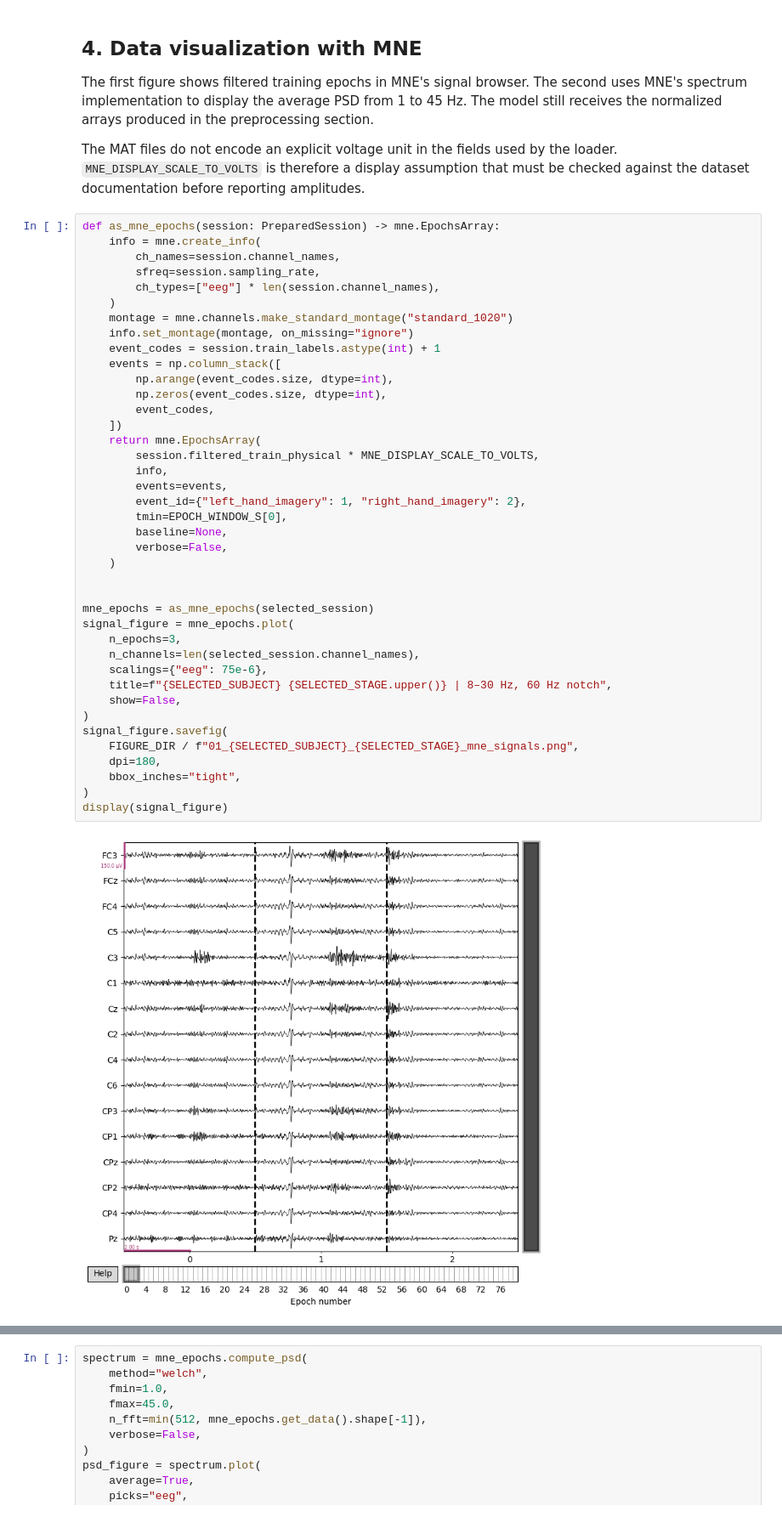
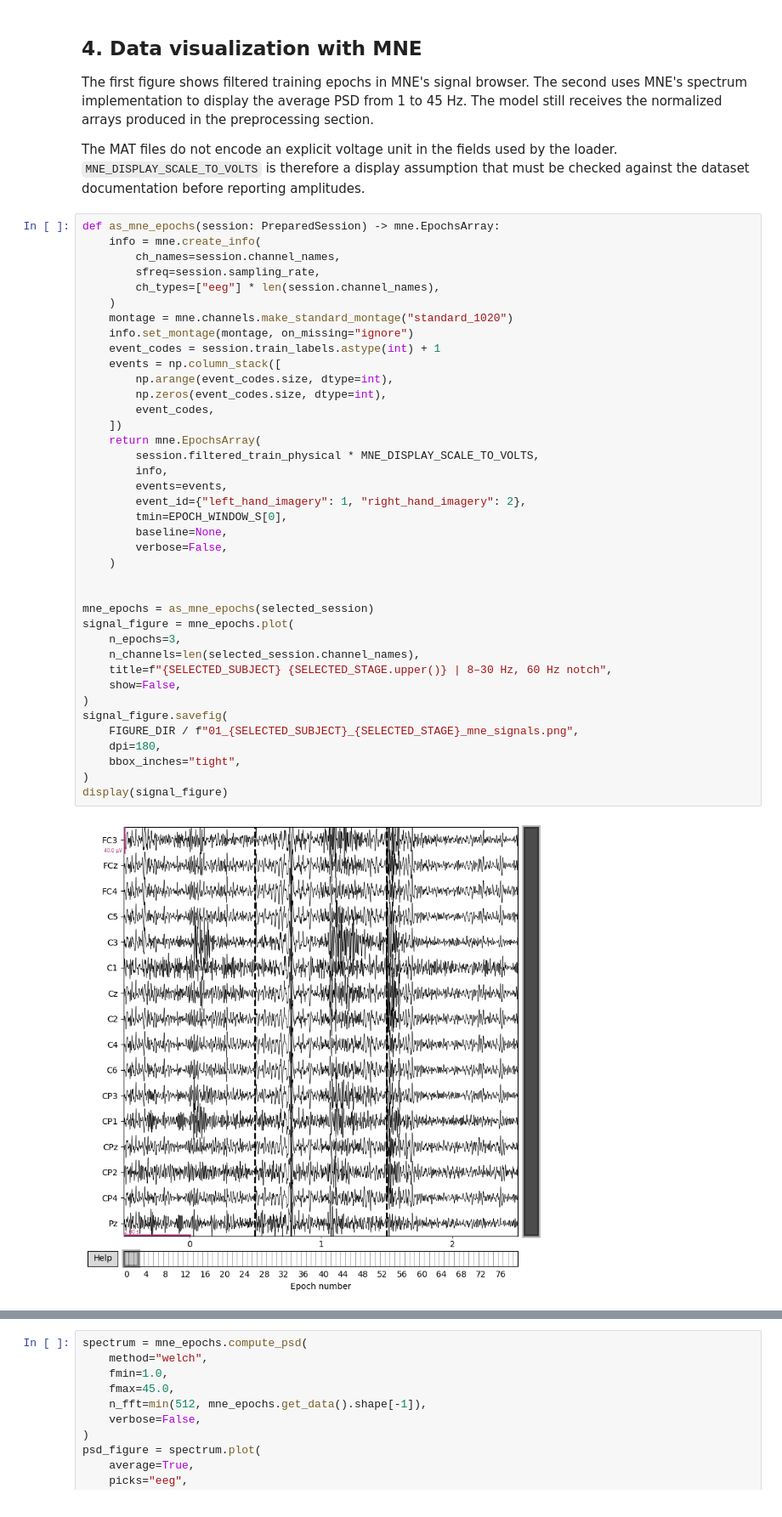
Before and after one commit to miguel-isidro05/stroke-rehab-eeg-platform, a Jupyter notebook: backend/app/eeg_analysis_pipeline.ipynb, the cells around one changed output, grey strips where cells are left out. Shown at 85% size. Cells and saved outputs as stored; diff of their text form.

```diff
--- a/backend/app/eeg_analysis_pipeline.ipynb
+++ b/backend/app/eeg_analysis_pipeline.ipynb
@@ -286,32 +286,31 @@ def as_mne_epochs(session: PreparedSession) -> mne.EpochsArray:
     events = np.column_stack([
         np.arange(event_codes.size, dtype=int),
         np.zeros(event_codes.size, dtype=int),
         event_codes,
     ])
     return mne.EpochsArray(
         session.filtered_train_physical * MNE_DISPLAY_SCALE_TO_VOLTS,
         info,
         events=events,
         event_id={"left_hand_imagery": 1, "right_hand_imagery": 2},
         tmin=EPOCH_WINDOW_S[0],
         baseline=None,
         verbose=False,
     )
 
 
 mne_epochs = as_mne_epochs(selected_session)
 signal_figure = mne_epochs.plot(
     n_epochs=3,
     n_channels=len(selected_session.channel_names),
-    scalings={"eeg": 75e-6},
     title=f"{SELECTED_SUBJECT} {SELECTED_STAGE.upper()} | 8–30 Hz, 60 Hz notch",
     show=False,
 )
 signal_figure.savefig(
     FIGURE_DIR / f"01_{SELECTED_SUBJECT}_{SELECTED_STAGE}_mne_signals.png",
     dpi=180,
     bbox_inches="tight",
 )
 display(signal_figure)
 # %% [output]
-[figure, old version]
+[figure, new version]
```
Also changed, not shown: parts of 3 cells of this notebook.
